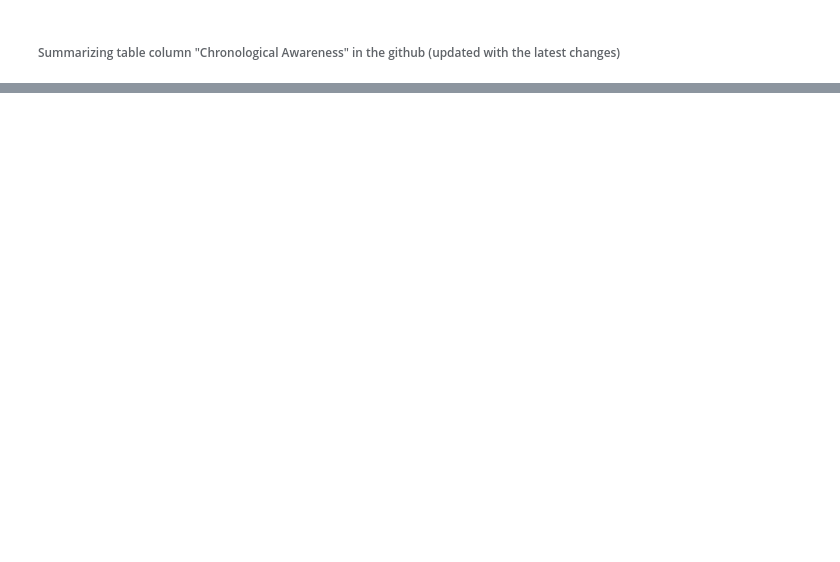
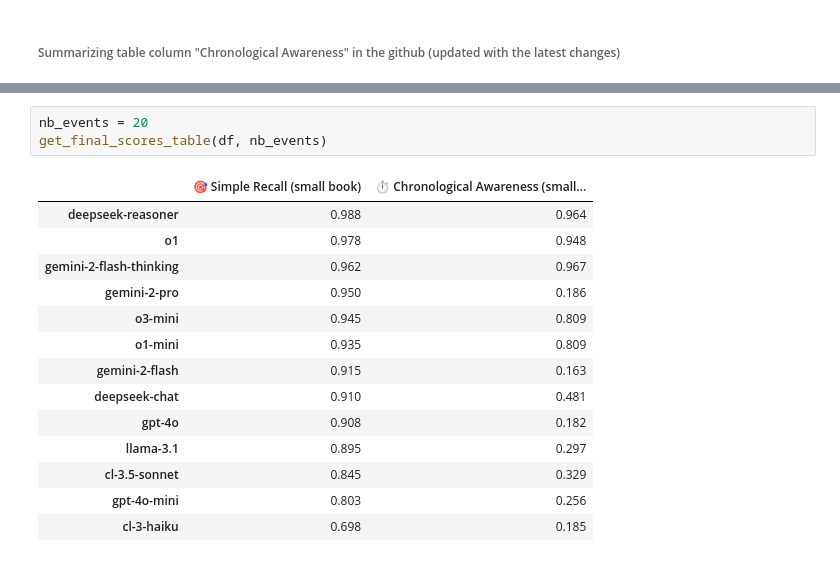
Before and after one commit to ahstat/episodic-memory-benchmark, a Jupyter notebook: epbench/experiments/additional_o1_o3_gemini_deepseek_ranking.ipynb, the cells around one changed output, grey strips where cells are left out. Drawn from its saved outputs; the diff is of its cells as text; blank space fills up the shorter version.

```diff
--- a/epbench/experiments/additional_o1_o3_gemini_deepseek_ranking.ipynb
+++ b/epbench/experiments/additional_o1_o3_gemini_deepseek_ranking.ipynb
@@ -232,0 +265,18 @@ dtype: float64
+# %%
+nb_events = 20
+get_final_scores_table(df, nb_events)
+# %% [output]
+|  | 🎯 Simple Recall (small book) | ⏱️ Chronological Awareness (small... |
+| deepseek-reasoner | 0.988 | 0.964 |
+| o1 | 0.978 | 0.948 |
+| gemini-2-flash-thinking | 0.962 | 0.967 |
+| gemini-2-pro | 0.950 | 0.186 |
+| o3-mini | 0.945 | 0.809 |
+| o1-mini | 0.935 | 0.809 |
+| gemini-2-flash | 0.915 | 0.163 |
+| deepseek-chat | 0.910 | 0.481 |
+| gpt-4o | 0.908 | 0.182 |
+| llama-3.1 | 0.895 | 0.297 |
+| cl-3.5-sonnet | 0.845 | 0.329 |
+| gpt-4o-mini | 0.803 | 0.256 |
+| cl-3-haiku | 0.698 | 0.185 |
```
Also changed, not shown: parts of 7 cells of this notebook, 5 other files.
